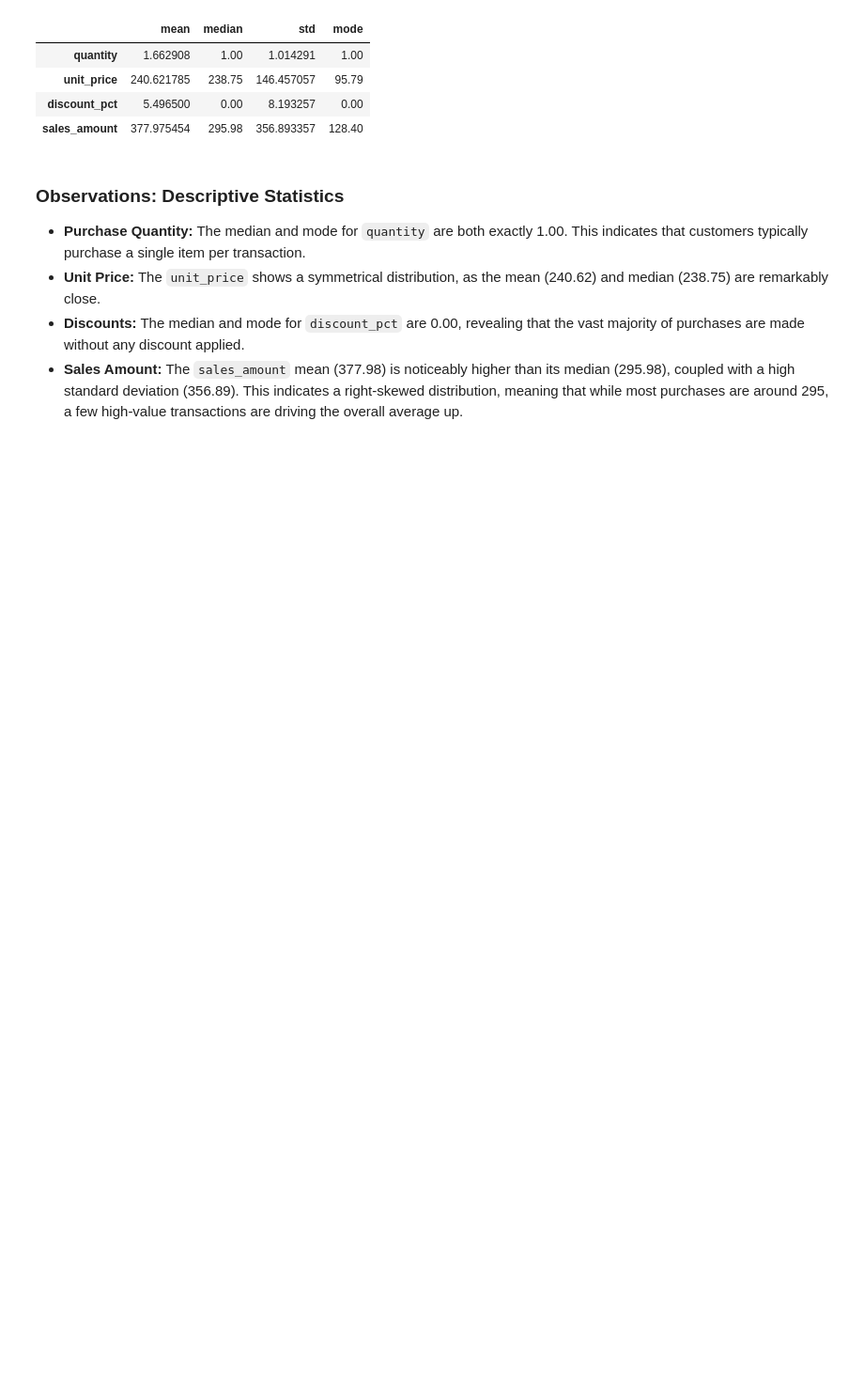
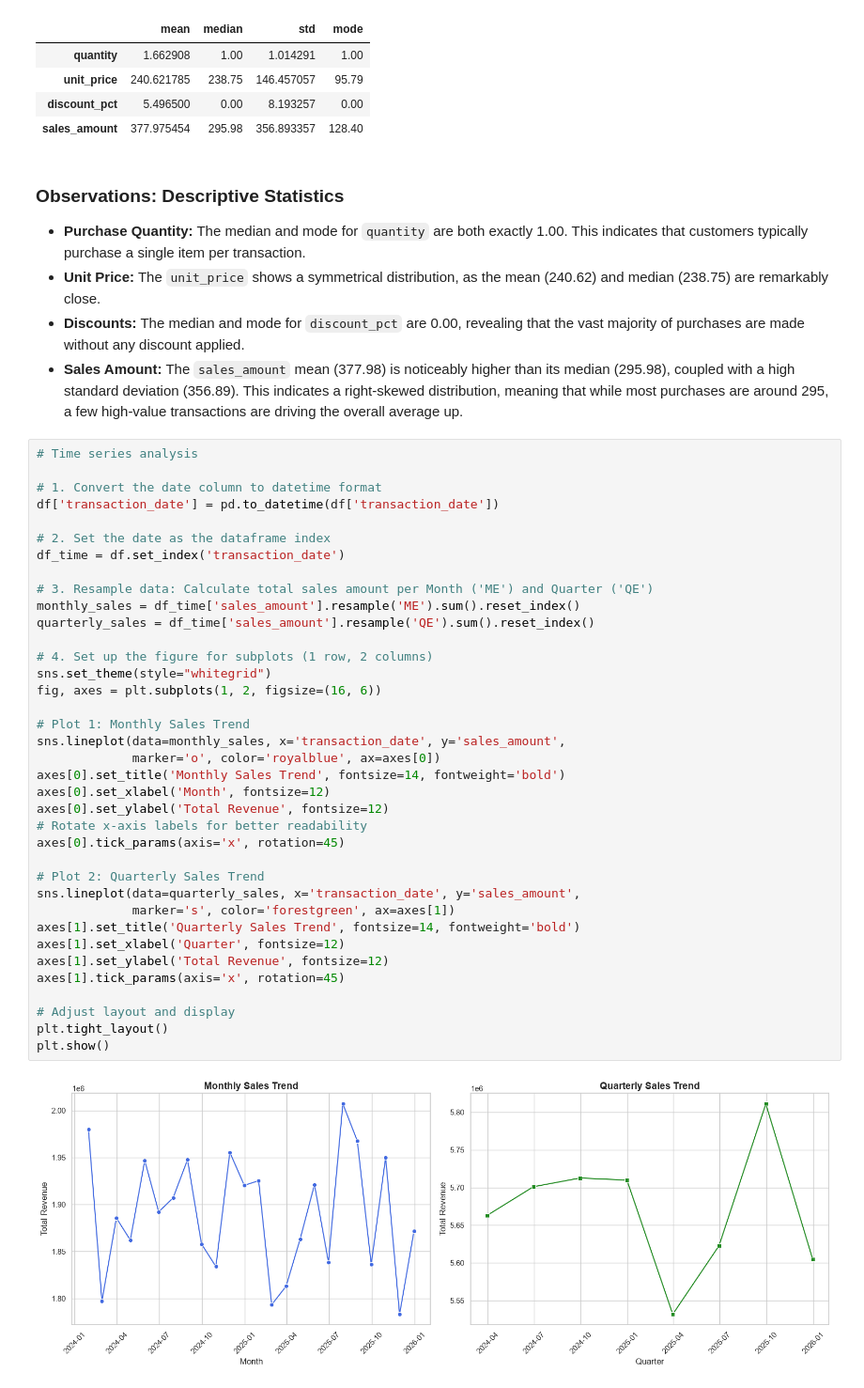
Before and after one commit to simonemedeiros/OIBSIP, a Jupyter notebook: DataAnalytics-L1-CustomerSegmentation/notebooks/retail-sales-dataset.ipynb, the cells around one changed output. Shown: that part at 94% size. Cells and saved outputs as stored; diff of their text form; blank space fills up the shorter version.

Commit message:
feat: convert date column and add time series plots for monthly and quarterly sales

```diff
--- a/DataAnalytics-L1-CustomerSegmentation/notebooks/retail-sales-dataset.ipynb
+++ b/DataAnalytics-L1-CustomerSegmentation/notebooks/retail-sales-dataset.ipynb
@@ -84,3 +82,42 @@ display(final_statistics)
 * **Unit Price:** The `unit_price` shows a symmetrical distribution, as the mean (240.62) and median (238.75) are remarkably close.
 * **Discounts:** The median and mode for `discount_pct` are 0.00, revealing that the vast majority of purchases are made without any discount applied.
 * **Sales Amount:** The `sales_amount` mean (377.98) is noticeably higher than its median (295.98), coupled with a high standard deviation (356.89). This indicates a right-skewed distribution, meaning that while most purchases are around 295, a few high-value transactions are driving the overall average up.
+# %%
+# Time series analysis
+
+# 1. Convert the date column to datetime format
+df['transaction_date'] = pd.to_datetime(df['transaction_date'])
+
+# 2. Set the date as the dataframe index
+df_time = df.set_index('transaction_date')
+
+# 3. Resample data: Calculate total sales amount per Month ('ME') and Quarter ('QE')
+monthly_sales = df_time['sales_amount'].resample('ME').sum().reset_index()
+quarterly_sales = df_time['sales_amount'].resample('QE').sum().reset_index()
+
+# 4. Set up the figure for subplots (1 row, 2 columns)
+sns.set_theme(style="whitegrid")
+fig, axes = plt.subplots(1, 2, figsize=(16, 6))
+
+# Plot 1: Monthly Sales Trend
+sns.lineplot(data=monthly_sales, x='transaction_date', y='sales_amount',
+             marker='o', color='royalblue', ax=axes[0])
+axes[0].set_title('Monthly Sales Trend', fontsize=14, fontweight='bold')
+axes[0].set_xlabel('Month', fontsize=12)
+axes[0].set_ylabel('Total Revenue', fontsize=12)
+# Rotate x-axis labels for better readability
+axes[0].tick_params(axis='x', rotation=45)
+
+# Plot 2: Quarterly Sales Trend
+sns.lineplot(data=quarterly_sales, x='transaction_date', y='sales_amount',
+             marker='s', color='forestgreen', ax=axes[1])
+axes[1].set_title('Quarterly Sales Trend', fontsize=14, fontweight='bold')
+axes[1].set_xlabel('Quarter', fontsize=12)
+axes[1].set_ylabel('Total Revenue', fontsize=12)
+axes[1].tick_params(axis='x', rotation=45)
+
+# Adjust layout and display
+plt.tight_layout()
+plt.show()
+# %% [output]
+[figure, added]
```
Also changed, not shown: parts of 1 cell of this notebook.
